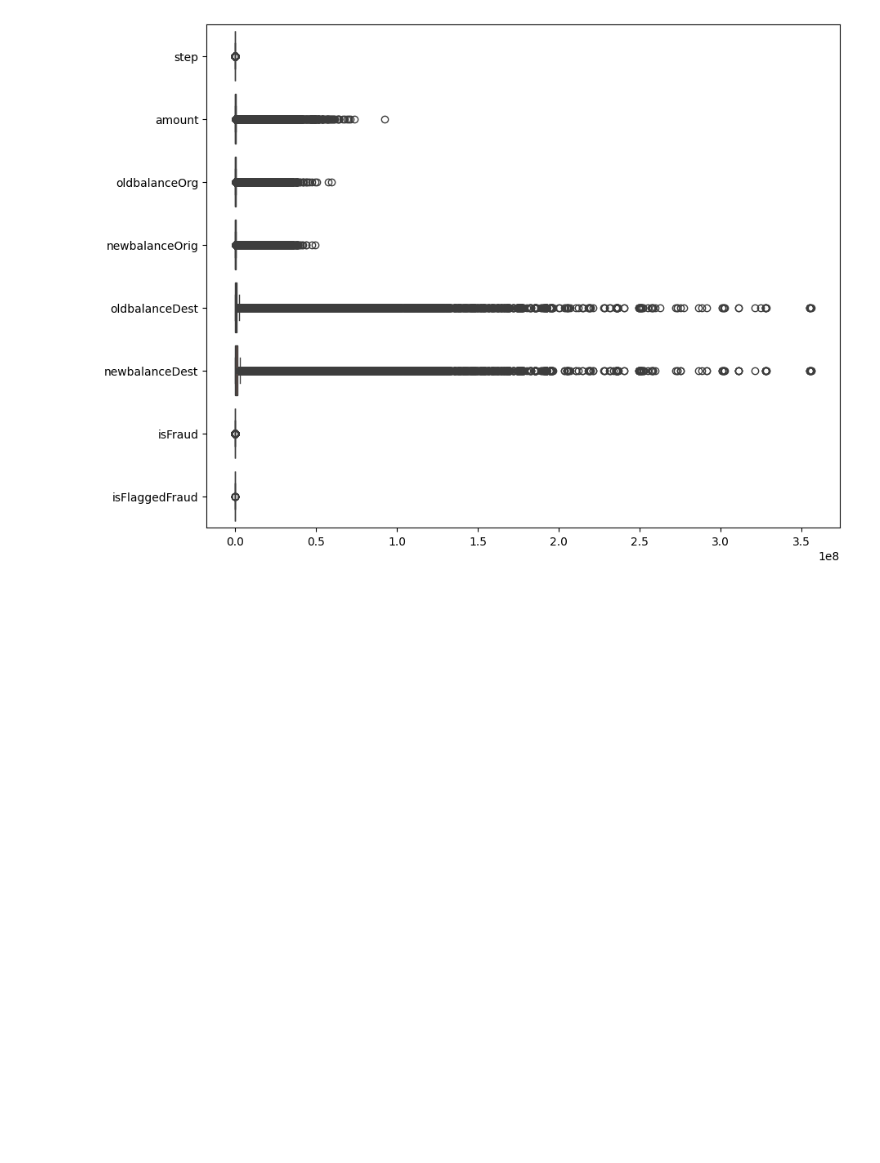
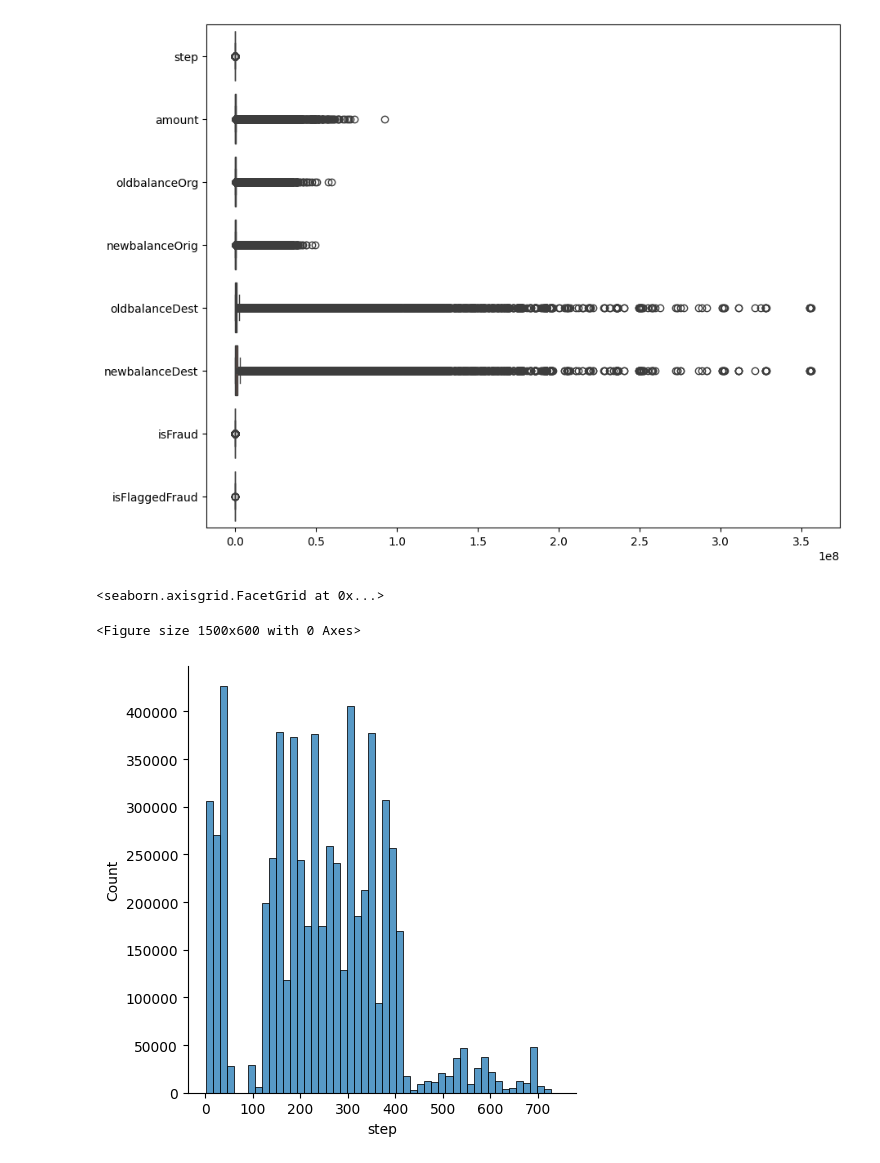
Before and after one commit to Subodhtiwari2003/Online-Payment-Fraud-Detection, a Jupyter notebook: online-payment-fraud-detection.ipynb, the cells around one changed output. Drawn from its saved outputs; the diff is of its cells as text; code cells hidden in the pictures; blank space fills up the shorter version.

```diff
--- a/online-payment-fraud-detection.ipynb
+++ b/online-payment-fraud-detection.ipynb
@@ -80,3 +95,10 @@ f, ax = plt.subplots(figsize=(10, 8))
 fig = sns.boxplot(data=df, orient="h")
 # %% [output]
 [figure]
+# %%
+plt.figure(figsize=(15, 6))
+sns.displot(df['step'], bins=50)
+# %% [output]
+<seaborn.axisgrid.FacetGrid at 0x...>
+<Figure size 1500x600 with 0 Axes>
+[figure, added]
```
Also changed, not shown: parts of 6 cells of this notebook.
